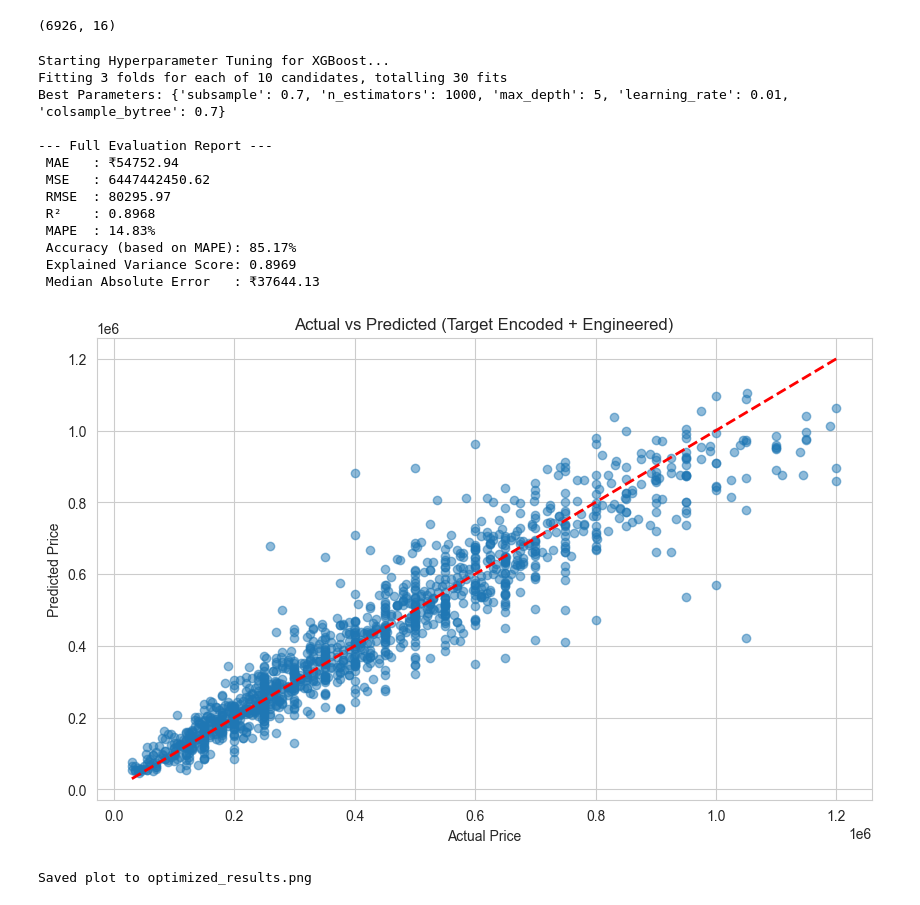
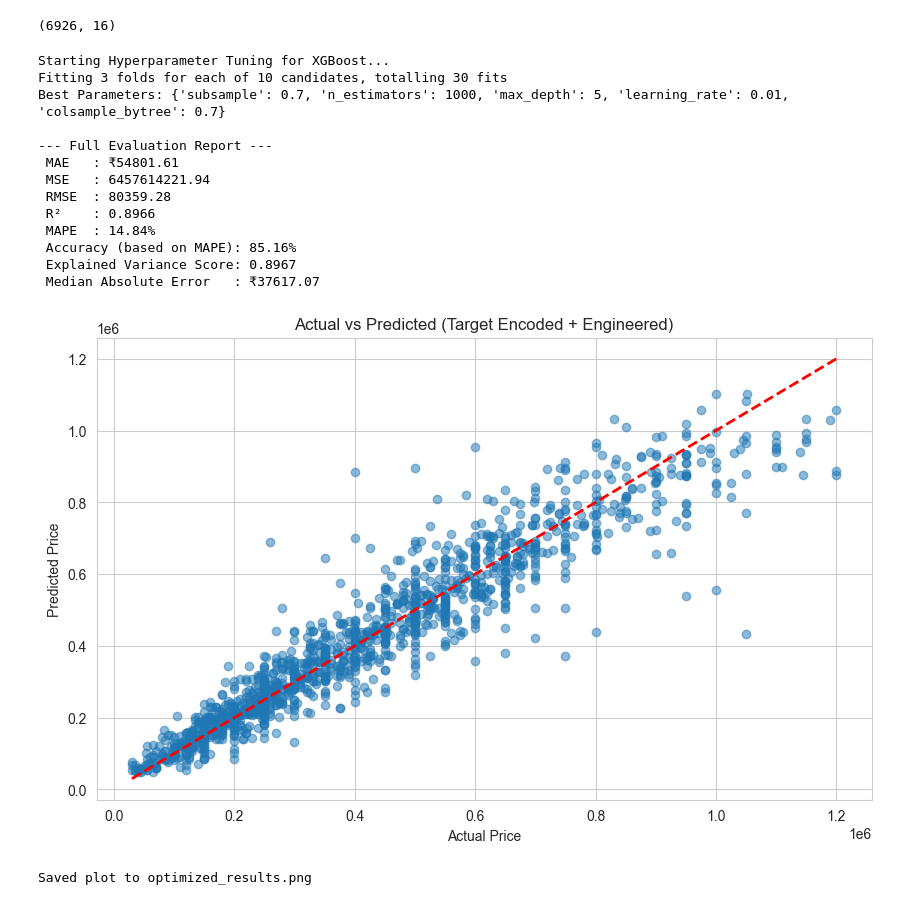
Before and after one commit to anuragraghuwanshi123/fastapi-project, a Jupyter notebook: notebooks/sample.ipynb, the cells around one changed output. Drawn from its saved outputs; the diff is of its cells as text; code cells hidden in the pictures.

```diff
--- a/notebooks/sample.ipynb
+++ b/notebooks/sample.ipynb
@@ -140,10 +140,7 @@ def feature_engineering(df):
     """Creates new smart features and drops less useful cols."""
     current_year = pd.Timestamp.now().year
 
-    # 1. Car Age
-    if 'year' in df.columns:
-        df['car_age'] = current_year - df['year'].astype(float)
-        df = df.drop('year', axis=1)
+
 
     # 2. Log Transform Target (Price) if selling_price exists
     if 'selling_price' in df.columns:
@@ -298,40 +295,40 @@ if __name__ == "__main__":
     print(f" Median Absolute Error   : ₹{median_ae:.2f}")
 
     plt.figure(figsize=(10,6))
 plt.scatter(y_test_actual, y_pred_actual, alpha=0.5)
 
 # Identity line (perfect prediction)
 plt.plot(
     [y_test_actual.min(), y_test_actual.max()],
     [y_test_actual.min(), y_test_actual.max()],
     'r--',
     lw=2
 )
 
 plt.title('Actual vs Predicted (Target Encoded + Engineered)')
 plt.xlabel('Actual Price')
 plt.ylabel('Predicted Price')
 
 # Save
 plt.savefig('optimized_results.png', bbox_inches='tight')
 
 # Show the plot
 plt.show()
 
 print("Saved plot to optimized_results.png")
 # %% [output]
 Starting Hyperparameter Tuning for XGBoost...
 Fitting 3 folds for each of 10 candidates, totalling 30 fits
 Best Parameters: {'subsample': 0.7, 'n_estimators': 1000, 'max_depth': 5, 'learning_rate': 0.01, 'colsample_bytree': 0.7}
 
 --- Full Evaluation Report ---
- MAE   : ₹54752.94
- MSE   : 6447442450.62
- RMSE  : 80295.97
- R²    : 0.8968
- MAPE  : 14.83%
- Accuracy (based on MAPE): 85.17%
- Explained Variance Score: 0.8969
- Median Absolute Error   : ₹37644.13
+ MAE   : ₹54801.61
+ MSE   : 6457614221.94
+ RMSE  : 80359.28
+ R²    : 0.8966
+ MAPE  : 14.84%
+ Accuracy (based on MAPE): 85.16%
+ Explained Variance Score: 0.8967
+ Median Absolute Error   : ₹37617.07
-[figure, old version]
+[figure, new version]
 Saved plot to optimized_results.png
```
Also changed, not shown: 4 other files.
